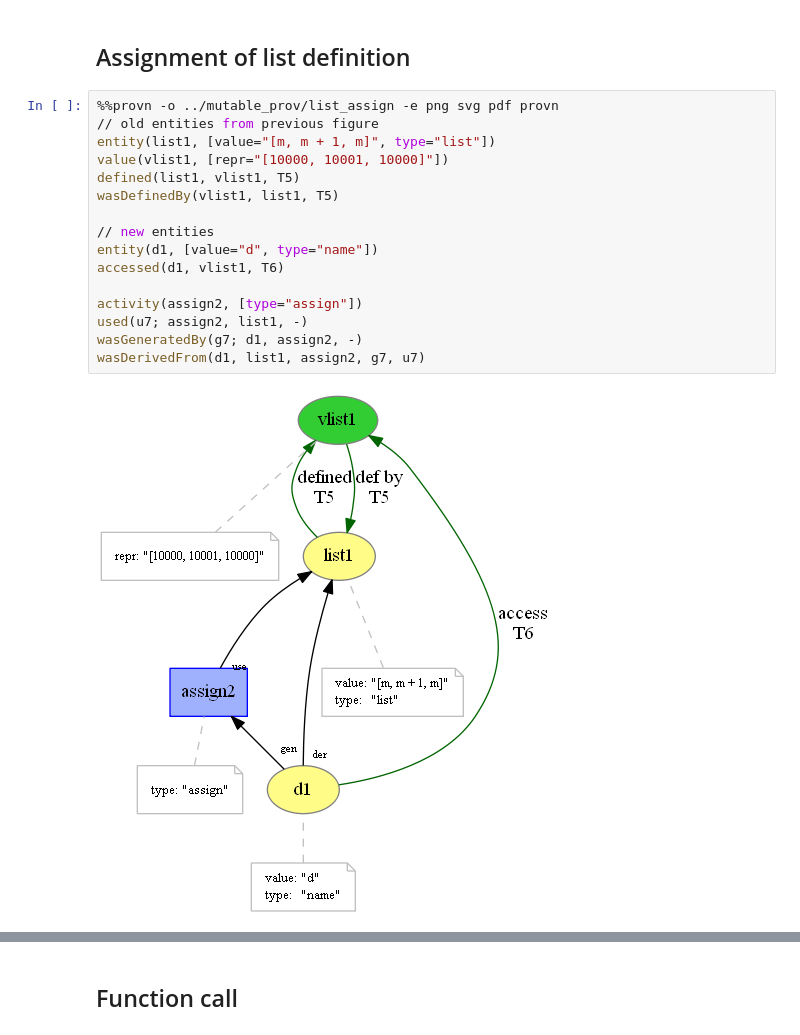
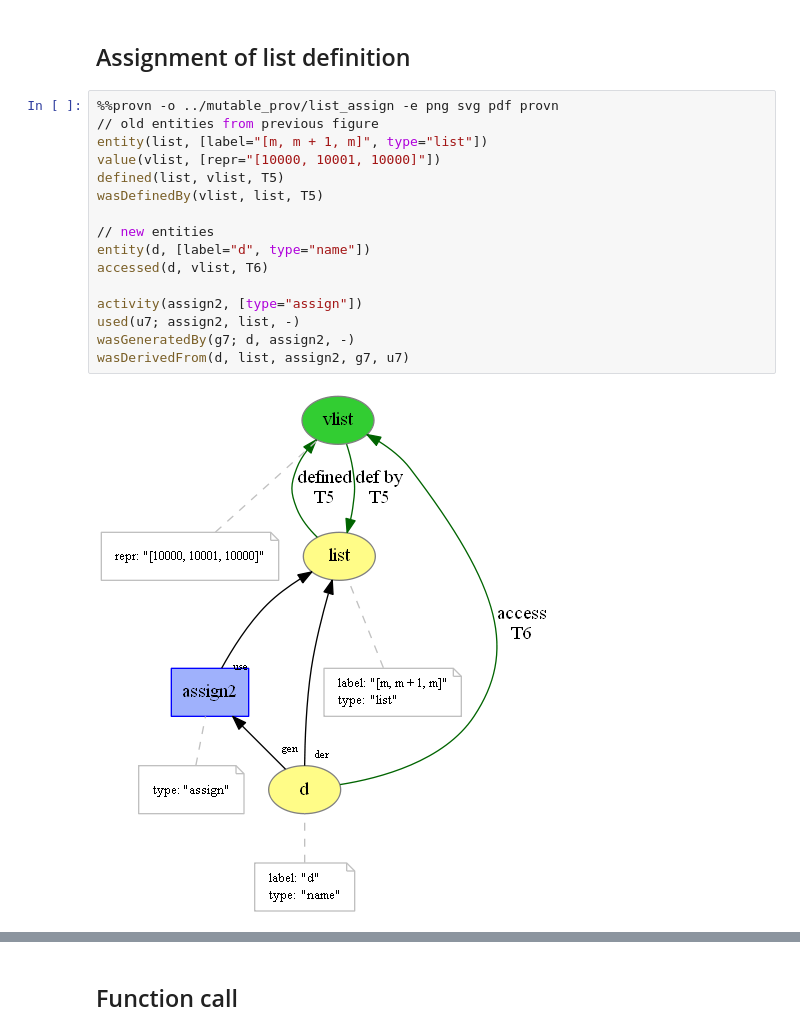
Before and after one commit to dew-uff/versioned-prov, a Jupyter notebook: notebooks/[Mutable-PROV] Mapping.ipynb, the cells around one changed output, grey strips where cells are left out. Drawn from its saved outputs; the diff is of its cells as text.

```diff
--- a/notebooks/[Mutable-PROV] Mapping.ipynb
+++ b/notebooks/[Mutable-PROV] Mapping.ipynb
@@ -113,21 +119,21 @@ wasDefinedBy(vlist1, list1, T5)
 # %%
 %%provn -o ../mutable_prov/list_assign -e png svg pdf provn
 // old entities from previous figure
-entity(list1, [value="[m, m + 1, m]", type="list"])
-value(vlist1, [repr="[10000, 10001, 10000]"])
-defined(list1, vlist1, T5)
-wasDefinedBy(vlist1, list1, T5)
+entity(list, [label="[m, m + 1, m]", type="list"])
+value(vlist, [repr="[10000, 10001, 10000]"])
+defined(list, vlist, T5)
+wasDefinedBy(vlist, list, T5)
 
 // new entities
-entity(d1, [value="d", type="name"])
-accessed(d1, vlist1, T6)
+entity(d, [label="d", type="name"])
+accessed(d, vlist, T6)
 
 activity(assign2, [type="assign"])
-used(u7; assign2, list1, -)
-wasGeneratedBy(g7; d1, assign2, -)
-wasDerivedFrom(d1, list1, assign2, g7, u7)
+used(u7; assign2, list, -)
+wasGeneratedBy(g7; d, assign2, -)
+wasDerivedFrom(d, list, assign2, g7, u7)
 # %% [output]
-[figure, old version]
+[figure, new version]
 # %%
 %%provn -o ../mutable_prov/list_assign2 -e png svg pdf provn
 // old entities from previous figure
```
Also changed, not shown: parts of 8 cells of this notebook, 46 other files.
